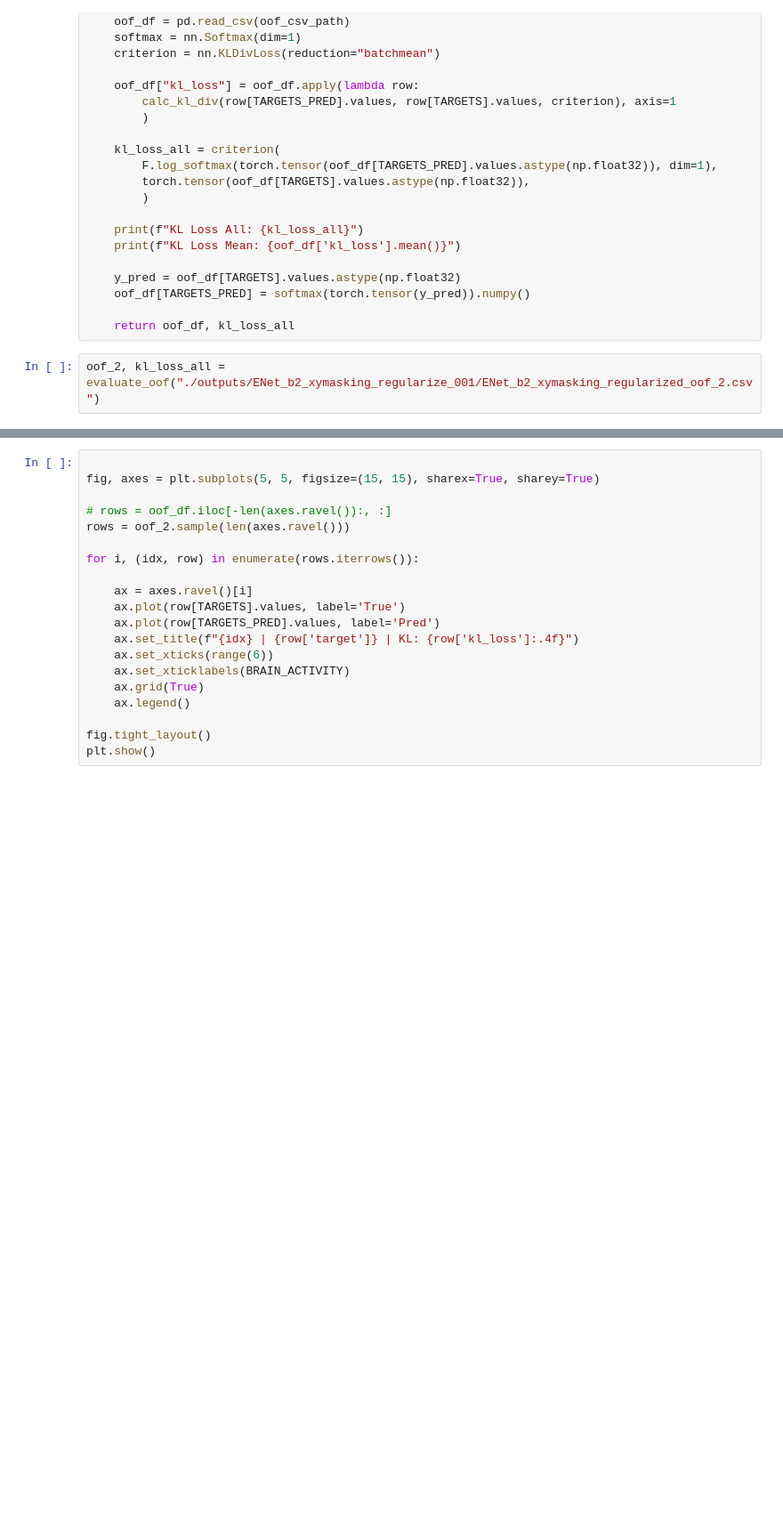
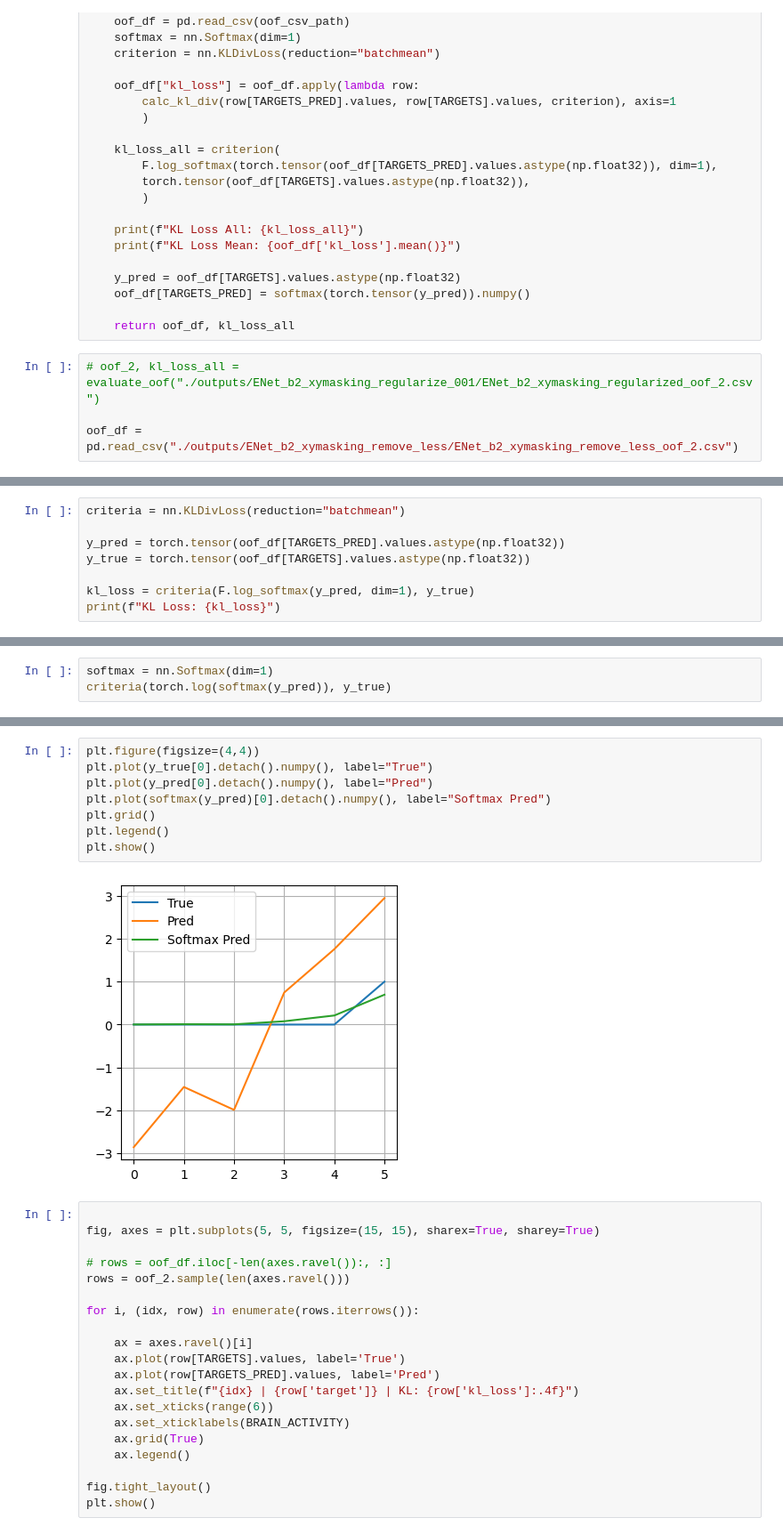
Before and after one commit to AzimuthLI/kaggle_hms, a Jupyter notebook: minimal_vitmae.ipynb, the cells around one changed output, grey strips where cells are left out. Shown at 89% size. Saved outputs shown, nothing was run; the diff lists cells and outputs as text; blank space fills up the shorter version.

```diff
--- a/minimal_vitmae.ipynb
+++ b/minimal_vitmae.ipynb
@@ -151,4 +159,6 @@ def evaluate_oof(oof_csv_path):
 
     return oof_df, kl_loss_all
 # %%
-oof_2, kl_loss_all = evaluate_oof("./outputs/ENet_b2_xymasking_regularize_001/ENet_b2_xymasking_regularized_oof_2.csv")
+# oof_2, kl_loss_all = evaluate_oof("./outputs/ENet_b2_xymasking_regularize_001/ENet_b2_xymasking_regularized_oof_2.csv")
+
+oof_df = pd.read_csv("./outputs/ENet_b2_xymasking_remove_less/ENet_b2_xymasking_remove_less_oof_2.csv")
@@ -157,0 +181,8 @@ KL Loss Mean: 0.6788574760055652
+# %%
+criteria = nn.KLDivLoss(reduction="batchmean")
+
+y_pred = torch.tensor(oof_df[TARGETS_PRED].values.astype(np.float32))
+y_true = torch.tensor(oof_df[TARGETS].values.astype(np.float32))
+
+kl_loss = criteria(F.log_softmax(y_pred, dim=1), y_true)
+print(f"KL Loss: {kl_loss}")
@@ -157,0 +191,3 @@ KL Loss Mean: 0.6788574760055652
+# %%
+softmax = nn.Softmax(dim=1)
+criteria(torch.log(softmax(y_pred)), y_true)
@@ -158,3 +206,13 @@ KL Loss Mean: 0.6788574760055652
+# %%
+plt.figure(figsize=(4,4))
+plt.plot(y_true[0].detach().numpy(), label="True")
+plt.plot(y_pred[0].detach().numpy(), label="Pred")
+plt.plot(softmax(y_pred)[0].detach().numpy(), label="Softmax Pred")
+plt.grid()
+plt.legend()
+plt.show()
+# %% [output]
+[figure, added]
 # %%
 
 fig, axes = plt.subplots(5, 5, figsize=(15, 15), sharex=True, sharey=True)
```
Also changed, not shown: parts of 6 cells of this notebook, 5 other files.
